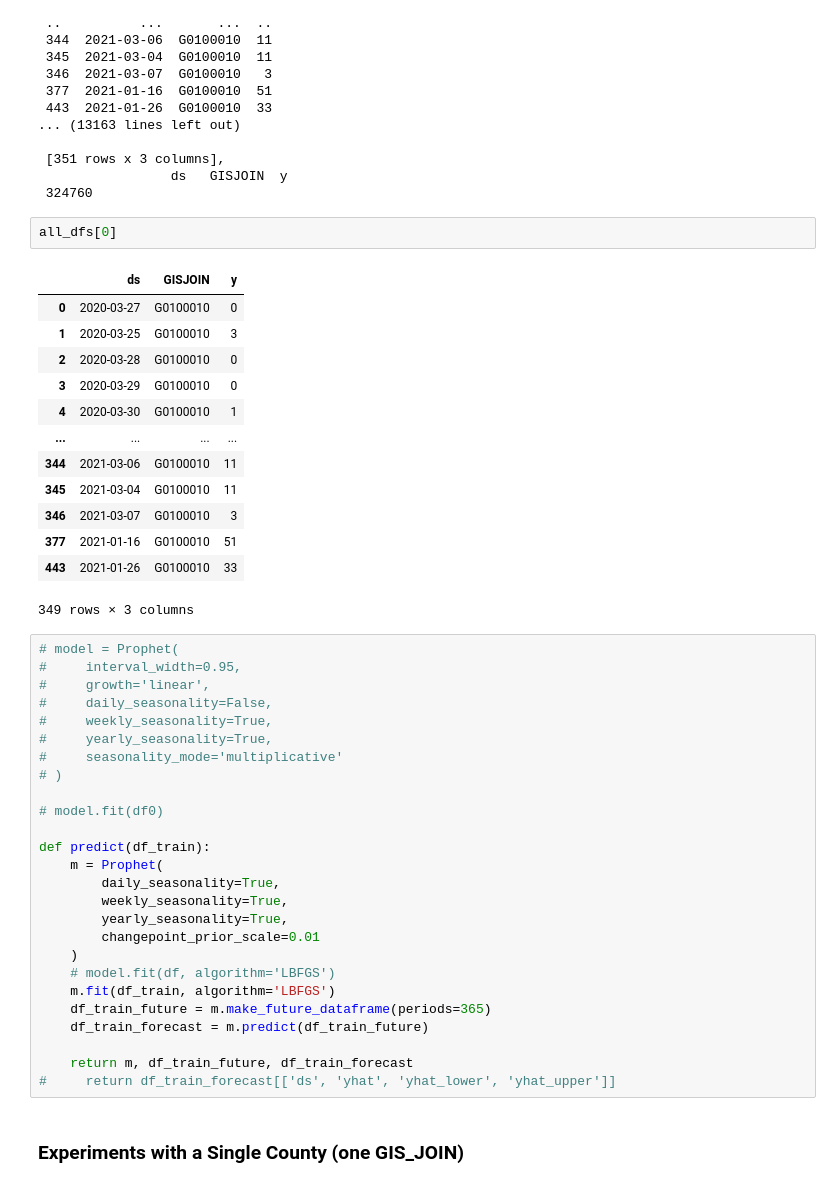
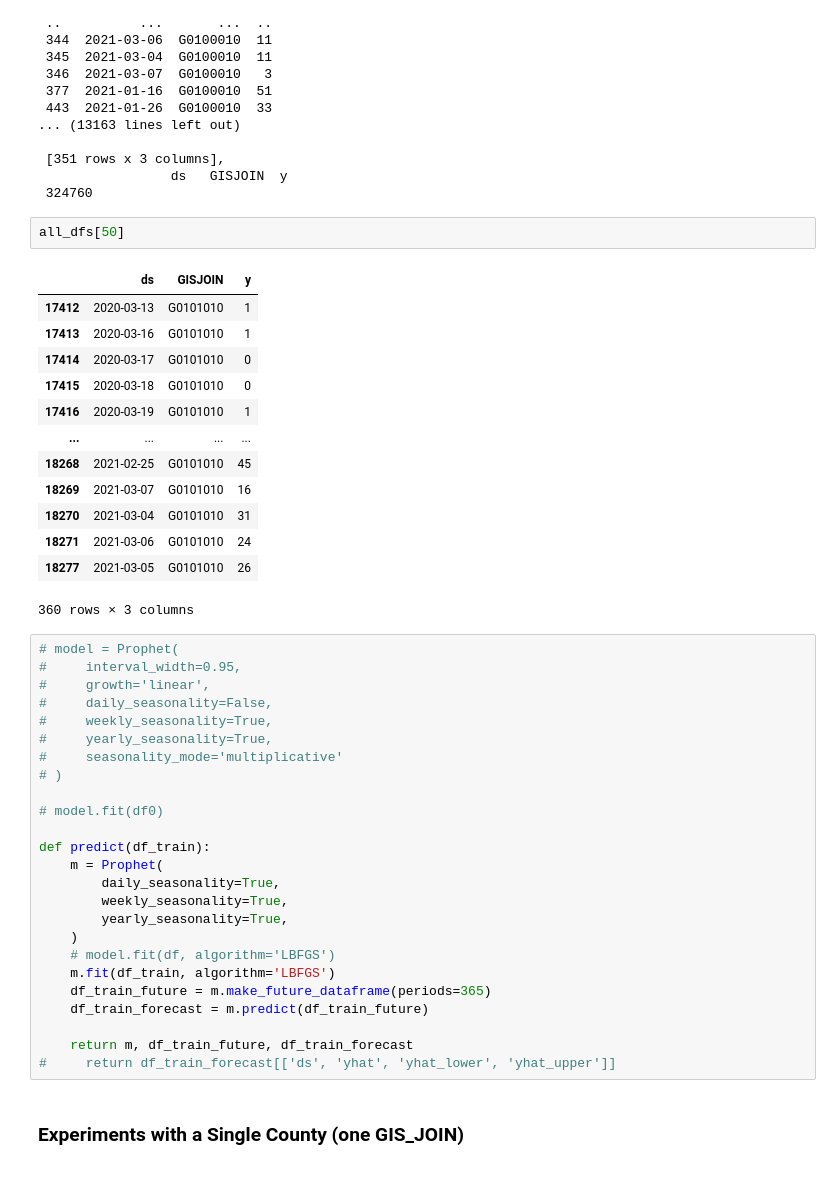
Before and after one commit to menuka94/sustain-timeseries, a Jupyter notebook: Time Series Forecasting.ipynb, the cells around one changed output. Drawn from its saved outputs; the diff is of its cells as text.

```diff
--- a/Time Series Forecasting.ipynb
+++ b/Time Series Forecasting.ipynb
@@ -106,21 +106,21 @@ all_dfs
                  ds   GISJOIN  y
  324760
 # %%
-all_dfs[0]
+all_dfs[50]
 # %% [output]
 |  | ds | GISJOIN | y |
-| 0 | 2020-03-27 | G0100010 | 0 |
-| 1 | 2020-03-25 | G0100010 | 3 |
-| 2 | 2020-03-28 | G0100010 | 0 |
-| 3 | 2020-03-29 | G0100010 | 0 |
-| 4 | 2020-03-30 | G0100010 | 1 |
+| 17412 | 2020-03-13 | G0101010 | 1 |
+| 17413 | 2020-03-16 | G0101010 | 1 |
+| 17414 | 2020-03-17 | G0101010 | 0 |
+| 17415 | 2020-03-18 | G0101010 | 0 |
+| 17416 | 2020-03-19 | G0101010 | 1 |
 | ... | ... | ... | ... |
-| 344 | 2021-03-06 | G0100010 | 11 |
-| 345 | 2021-03-04 | G0100010 | 11 |
-| 346 | 2021-03-07 | G0100010 | 3 |
-| 377 | 2021-01-16 | G0100010 | 51 |
-| 443 | 2021-01-26 | G0100010 | 33 |
+| 18268 | 2021-02-25 | G0101010 | 45 |
+| 18269 | 2021-03-07 | G0101010 | 16 |
+| 18270 | 2021-03-04 | G0101010 | 31 |
+| 18271 | 2021-03-06 | G0101010 | 24 |
+| 18277 | 2021-03-05 | G0101010 | 26 |
-349 rows × 3 columns
+360 rows × 3 columns
 # %%
 # model = Prophet(
 #     interval_width=0.95,
@@ -138,7 +138,6 @@ def predict(df_train):
         daily_seasonality=True,
         weekly_seasonality=True,
         yearly_seasonality=True,
-        changepoint_prior_scale=0.01
     )
     # model.fit(df, algorithm='LBFGS')
     m.fit(df_train, algorithm='LBFGS')
```
Also changed, not shown: parts of 17 cells of this notebook.
